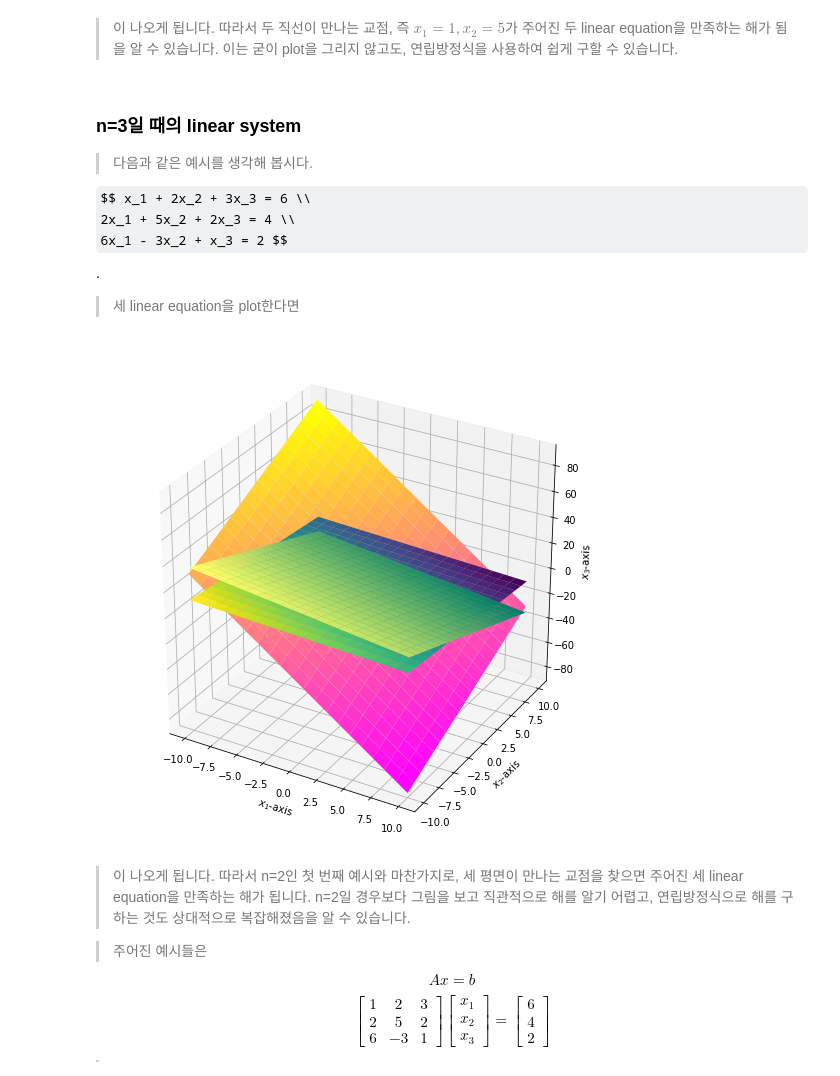
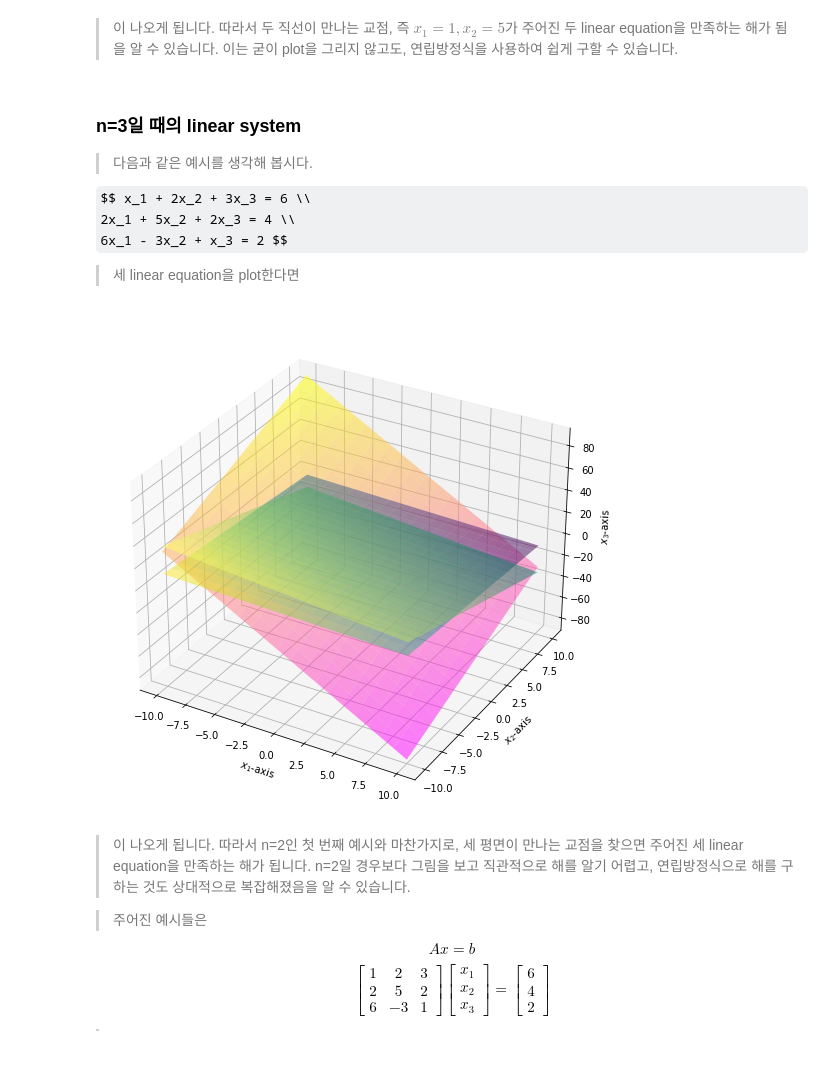
Before and after one commit to kky8822/2022_AI_expert, a Jupyter notebook: Day_6/Practice_1.ipynb, the cells around one changed output. Saved outputs shown, nothing was run; the diff lists cells and outputs as text; code cells hidden in the pictures; some formulas as TeX source.

```diff
--- a/Day_6/Practice_1.ipynb
+++ b/Day_6/Practice_1.ipynb
@@ -273,33 +260,33 @@ ax.grid()
 
 $$ x_1 + 2x_2 + 3x_3 = 6 \\
 2x_1 + 5x_2 + 2x_3 = 4 \\
-6x_1 - 3x_2 + x_3 = 2 $$.
+6x_1 - 3x_2 + x_3 = 2 $$
 
 > 세 linear equation을 plot한다면
 # %%
 x1 = np.linspace(-10, 10, 20)
 x2 = np.linspace(-10, 10, 20)
 X1, X2 = np.meshgrid(x1, x2)
 
 fig = plt.figure(figsize = (9, 9))
 ax = fig.add_subplot(111, projection = '3d')
 
 X3_1 = (6 - 2*X2 - X1) * (1/3)
-ax.plot_surface(X1, X2, X3_1, cmap ='viridis', alpha = 1)
+ax.plot_surface(X1, X2, X3_1, cmap ='viridis', alpha = .5)
 
 X3_2 = (4 - 5*X2 - 2*X1) * (1/2)
-ax.plot_surface(X1, X2, X3_2, cmap ='summer', alpha = 1)
+ax.plot_surface(X1, X2, X3_2, cmap ='summer', alpha = .5)
 
 X3_3 = 2  + 3*X2 - 6*X1
-ax.plot_surface(X1, X2, X3_3, cmap ='spring', alpha = 1)
+ax.plot_surface(X1, X2, X3_3, cmap ='spring', alpha = .5)
 
 ax.set_xlabel('$x_1$-axis')
 ax.set_ylabel('$x_2$-axis')
 ax.set_zlabel('$x_3$-axis')
 
 plt.show()
 # %% [output]
-[figure, old version]
+[figure, new version]
 # %% [markdown]
 
 
```
Also changed, not shown: parts of 17 cells of this notebook, 5 other files.
